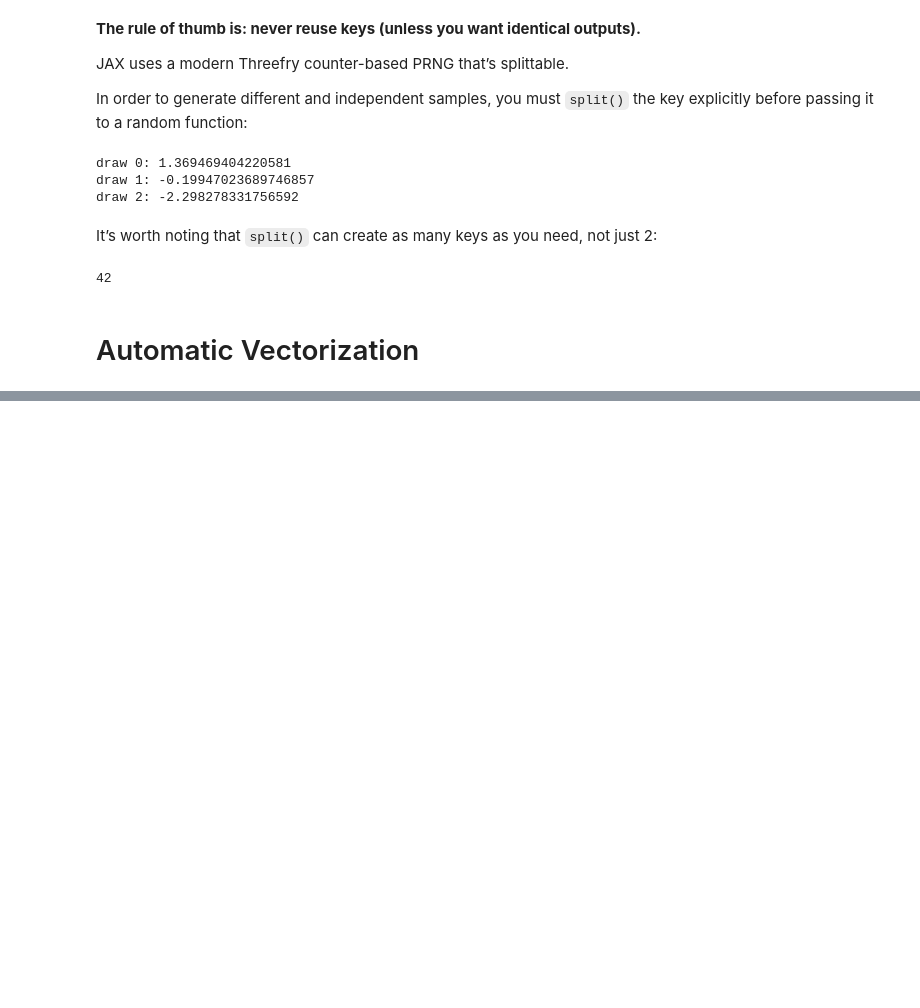
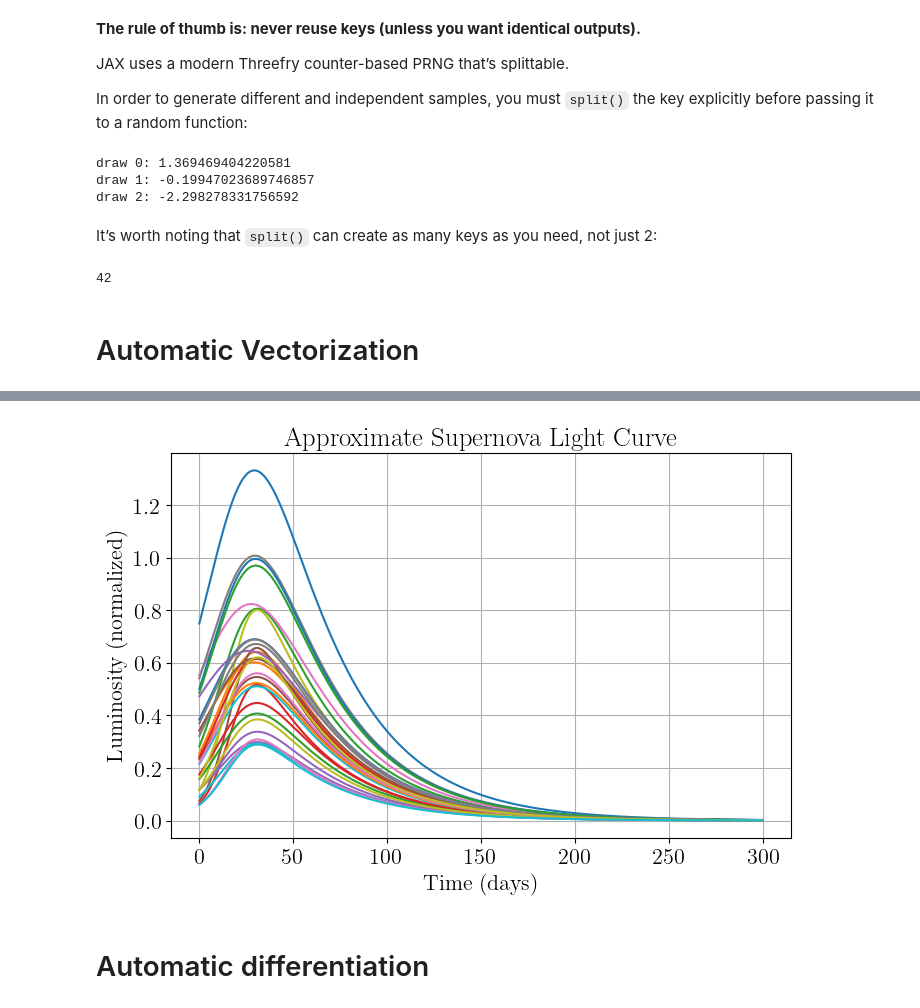
Before and after one commit to alexalar/intro_jax, a Jupyter notebook: notebooks/jax_overview.ipynb, the cells around one changed output, grey strips where cells are left out. Saved outputs shown, nothing was run; the diff lists cells and outputs as text; code cells hidden in the pictures; blank space fills up the shorter version.

Commit message:
Adding automatic vectorization

```diff
--- a/notebooks/jax_overview.ipynb
+++ b/notebooks/jax_overview.ipynb
@@ -826,0 +936,16 @@ print(len(forty_two_subkeys))
+# %%
+# Plot the supernova light curves
+plt.figure(figsize=(8, 5))
+plt.plot(t, L_ia_vmap.T, linestyle='-')
+
+# plt.yscale('symlog', linthresh=0.1)  # Supernova light curves are usually plotted in log scale
+# plt.yscale('log')
+plt.xlabel("Time (days)")
+plt.ylabel("Luminosity (normalized)")
+plt.title("Approximate Supernova Light Curve")
+plt.grid()
+plt.show()
+# %% [output]
+[figure, added]
+# %% [markdown]
+# Automatic differentiation
```
Also changed, not shown: parts of 9 cells of this notebook.
